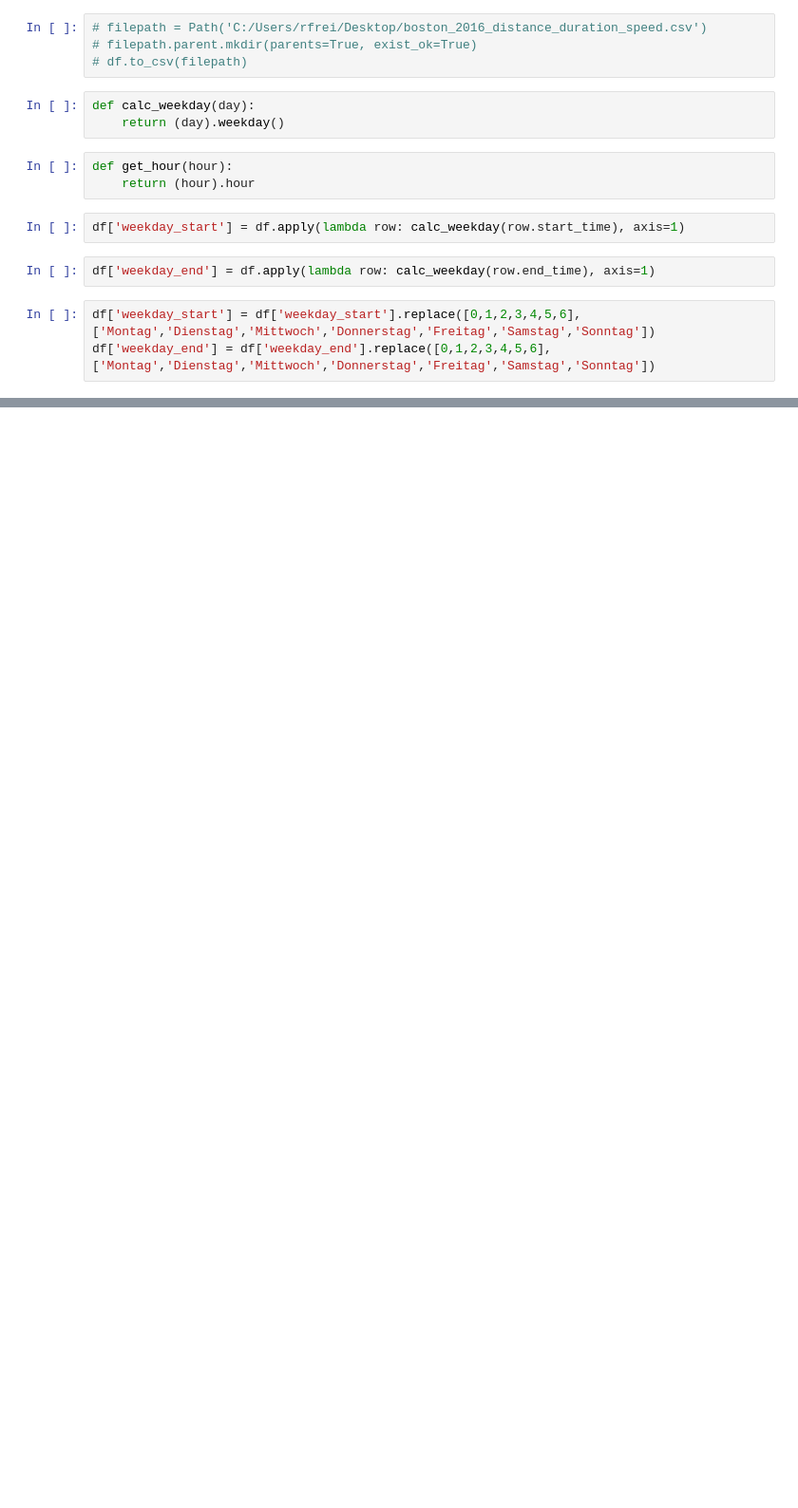
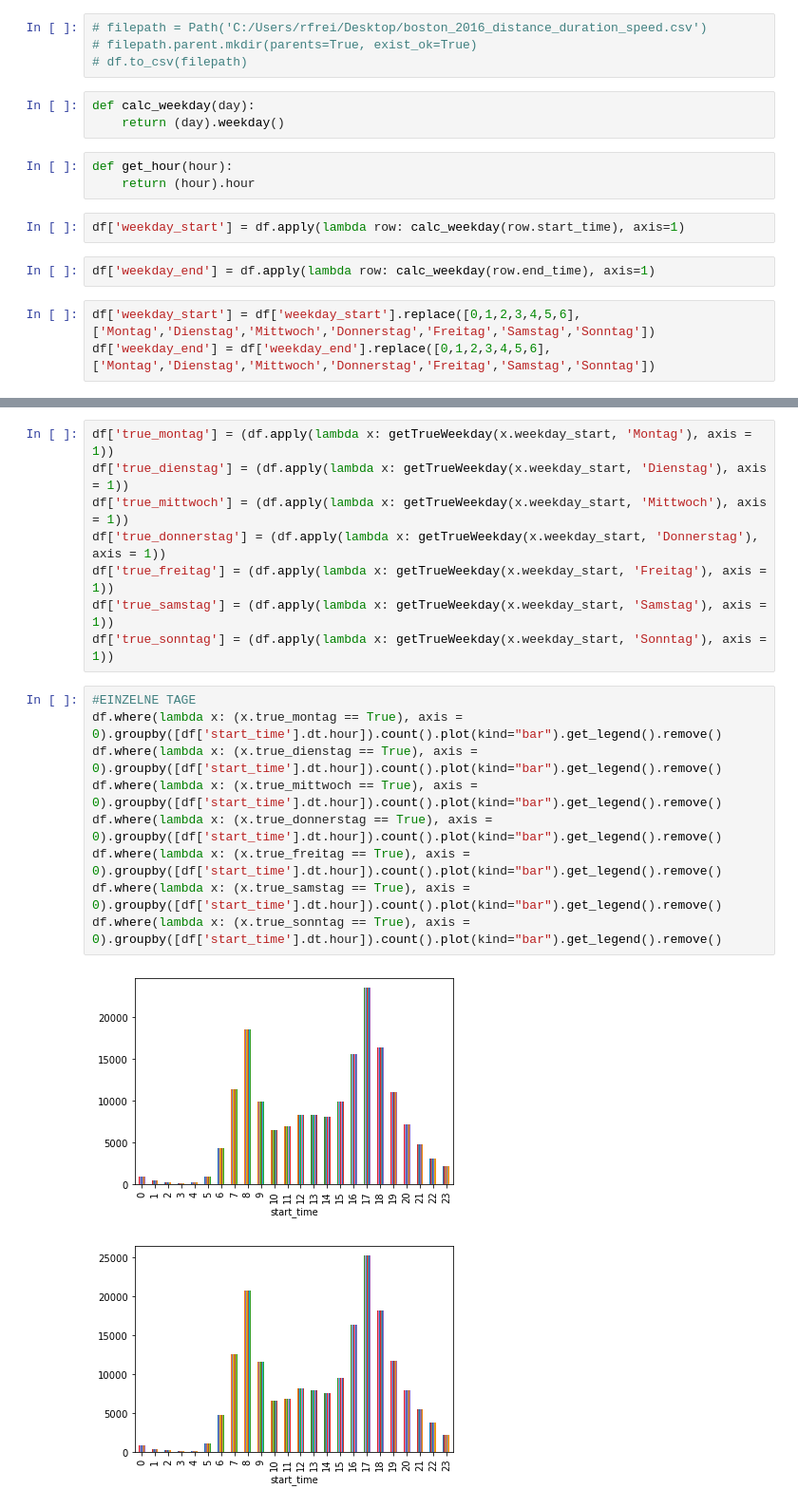
Before and after one commit to renefreitag/Data_Vipers, a Jupyter notebook: CBA/daniel_CBA.ipynb, the cells around one changed output, grey strips where cells are left out. Shown at 95% size. Saved outputs shown, nothing was run; the diff lists cells and outputs as text; blank space fills up the shorter version.

```diff
--- a/CBA/daniel_CBA.ipynb
+++ b/CBA/daniel_CBA.ipynb
@@ -234,0 +196,20 @@ df.head(4342)
+# %%
+df['true_montag'] = (df.apply(lambda x: getTrueWeekday(x.weekday_start, 'Montag'), axis = 1))
+df['true_dienstag'] = (df.apply(lambda x: getTrueWeekday(x.weekday_start, 'Dienstag'), axis = 1))
+df['true_mittwoch'] = (df.apply(lambda x: getTrueWeekday(x.weekday_start, 'Mittwoch'), axis = 1))
+df['true_donnerstag'] = (df.apply(lambda x: getTrueWeekday(x.weekday_start, 'Donnerstag'), axis = 1))
+df['true_freitag'] = (df.apply(lambda x: getTrueWeekday(x.weekday_start, 'Freitag'), axis = 1))
+df['true_samstag'] = (df.apply(lambda x: getTrueWeekday(x.weekday_start, 'Samstag'), axis = 1))
+df['true_sonntag'] = (df.apply(lambda x: getTrueWeekday(x.weekday_start, 'Sonntag'), axis = 1))
+# %%
+#EINZELNE TAGE
+df.where(lambda x: (x.true_montag == True), axis = 0).groupby([df['start_time'].dt.hour]).count().plot(kind="bar").get_legend().remove()
+df.where(lambda x: (x.true_dienstag == True), axis = 0).groupby([df['start_time'].dt.hour]).count().plot(kind="bar").get_legend().remove()
+df.where(lambda x: (x.true_mittwoch == True), axis = 0).groupby([df['start_time'].dt.hour]).count().plot(kind="bar").get_legend().remove()
+df.where(lambda x: (x.true_donnerstag == True), axis = 0).groupby([df['start_time'].dt.hour]).count().plot(kind="bar").get_legend().remove()
+df.where(lambda x: (x.true_freitag == True), axis = 0).groupby([df['start_time'].dt.hour]).count().plot(kind="bar").get_legend().remove()
+df.where(lambda x: (x.true_samstag == True), axis = 0).groupby([df['start_time'].dt.hour]).count().plot(kind="bar").get_legend().remove()
+df.where(lambda x: (x.true_sonntag == True), axis = 0).groupby([df['start_time'].dt.hour]).count().plot(kind="bar").get_legend().remove()
+# %% [output]
+[figure, added]
+[figure, added]
```
Also changed, not shown: parts of 20 cells of this notebook.
